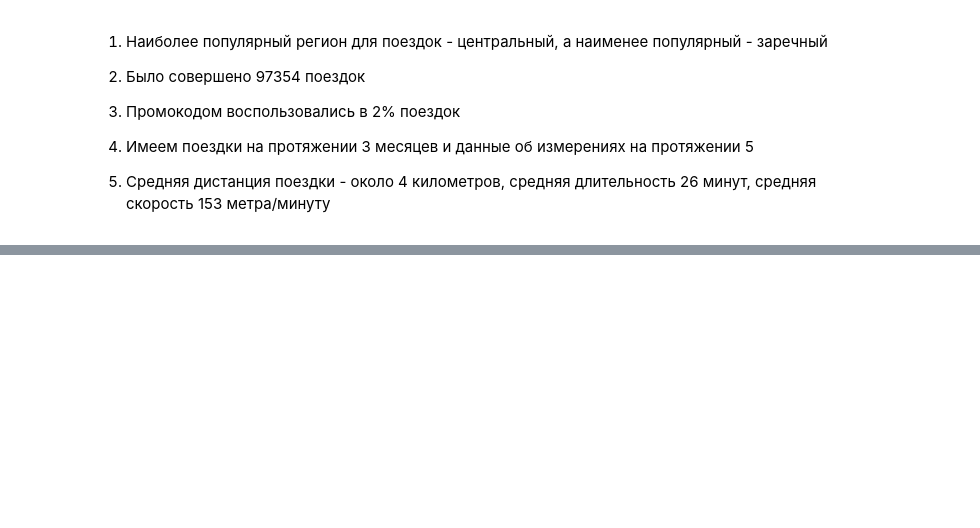
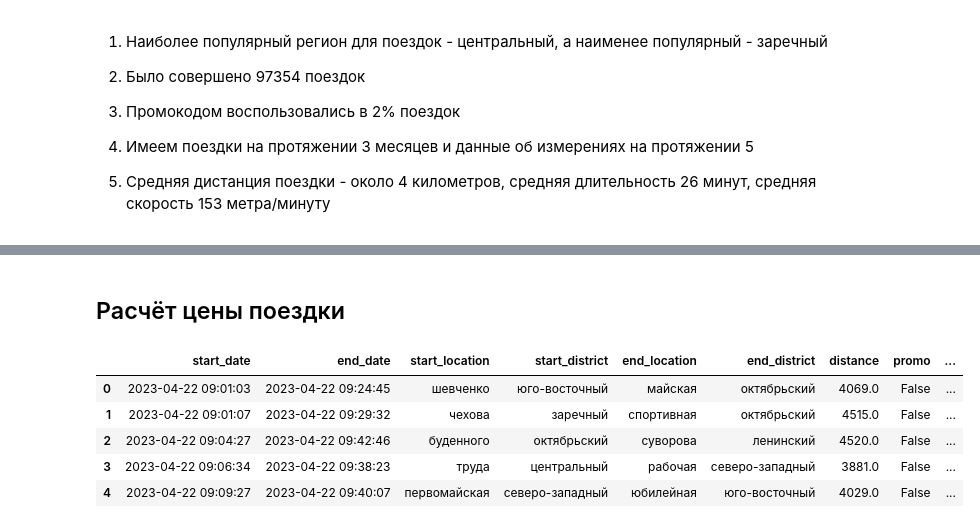
Before and after one commit to BlackkkMaster/ad_project_team16, a Jupyter notebook: kick_sharing.ipynb, the cells around one changed output, grey strips where cells are left out. Saved outputs shown, nothing was run; the diff lists cells and outputs as text; code cells hidden in the pictures; blank space fills up the shorter version.

Commit message:
apply changes from adam

```diff
--- a/kick_sharing.ipynb
+++ b/kick_sharing.ipynb
@@ -677,0 +745,47 @@ plot_hist(df_weather, integer_data(df_weather), "погоды")
+# %% [markdown]
+## Расчёт цены поездки
+# %%
+def calculate_cost_per_minute(row):
+    day_of_week = row["day_of_week"]
+    group_of_time = row["group_of_time"]
+
+    if 1 <= day_of_week <= 5:  # Будние дни
+        if group_of_time == 1:
+            return 3
+        elif group_of_time == 2:
+            return 4
+        elif group_of_time == 3:
+            return 5
+        elif group_of_time == 4:
+            return 6
+        elif group_of_time == 5:
+            return 5
+    elif 6 <= day_of_week <= 7:  # Выходные
+        if group_of_time == 1:
+            return 3
+        elif group_of_time == 2:
+            return 4
+        elif group_of_time == 3:
+            return 6
+        elif group_of_time == 4:
+            return 7
+        elif group_of_time == 5:
+            return 6
+    return 0
+
+
+df_rides["cost_per_minute"] = df_rides.apply(calculate_cost_per_minute, axis=1)
+df_rides["base_cost"] = df_rides["promo"].apply(lambda x: 0 if x else 30)
+df_rides["cost"] = df_rides["base_cost"] + (
+    df_rides["duration"] * df_rides["cost_per_minute"]
+)
+
+df_rides = df_rides.drop(columns=["cost_per_minute", "base_cost"])
+df_rides.head()
+# %% [output]
+|  | start_date | end_date | start_location | start_district | end_location | end_district | distance | promo | ... |
+| 0 | 2023-04-22 09:01:03 | 2023-04-22 09:24:45 | шевченко | юго-восточный | майская | октябрьский | 4069.0 | False | ... |
+| 1 | 2023-04-22 09:01:07 | 2023-04-22 09:29:32 | чехова | заречный | спортивная | октябрьский | 4515.0 | False | ... |
+| 2 | 2023-04-22 09:04:27 | 2023-04-22 09:42:46 | буденного | октябрьский | суворова | ленинский | 4520.0 | False | ... |
+| 3 | 2023-04-22 09:06:34 | 2023-04-22 09:38:23 | труда | центральный | рабочая | северо-западный | 3881.0 | False | ... |
+| 4 | 2023-04-22 09:09:27 | 2023-04-22 09:40:07 | первомайская | северо-западный | юбилейная | юго-восточный | 4029.0 | False | ... |
```
Also changed, not shown: parts of 11 cells of this notebook.
